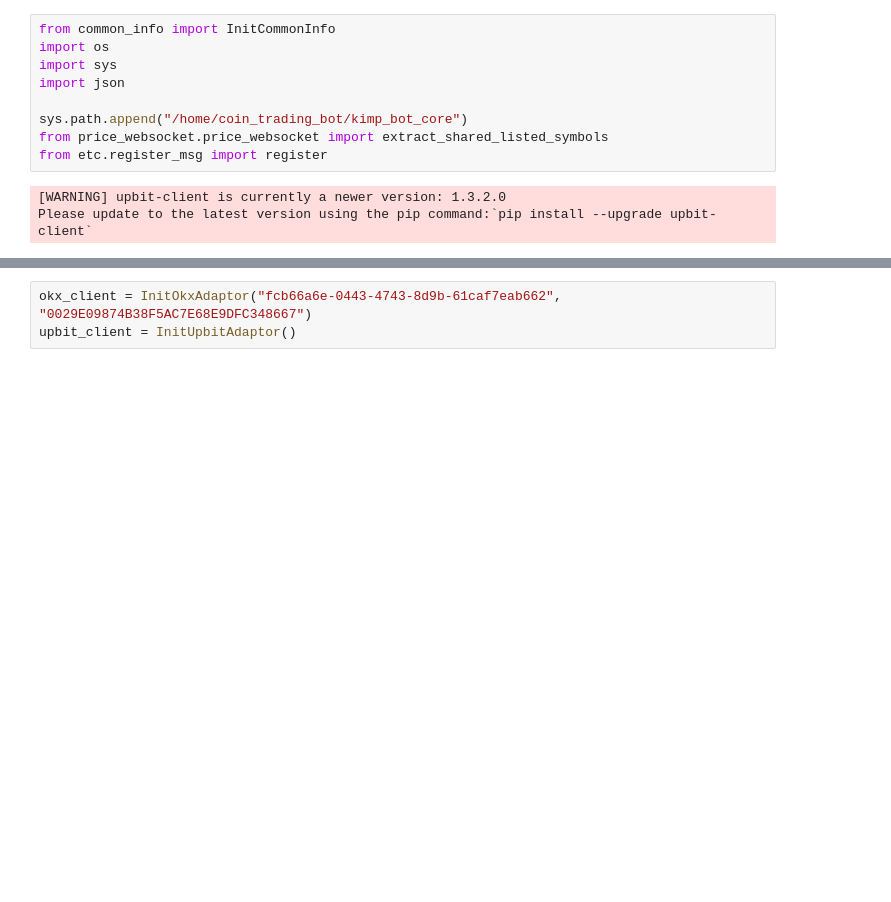
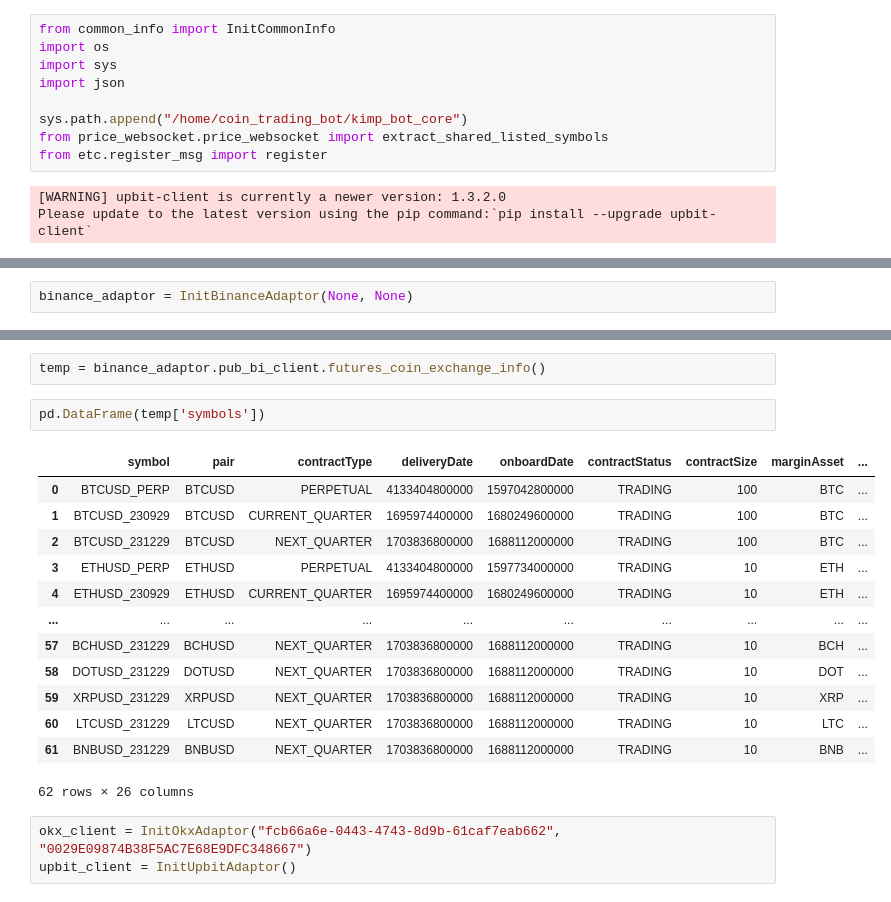
Before and after one commit to charlie115/act, a Jupyter notebook: exchange_plugin/test_plugins.ipynb, the cells around one changed output, grey strips where cells are left out. Drawn from its saved outputs; the diff is of its cells as text; blank space fills up the shorter version.

```diff
--- a/exchange_plugin/test_plugins.ipynb
+++ b/exchange_plugin/test_plugins.ipynb
@@ -19,0 +46,2 @@ Please update to the latest version using the pip command:`pip install --upgrade
+# %%
+binance_adaptor = InitBinanceAdaptor(None, None)
@@ -20,3 +99,21 @@ Please update to the latest version using the pip command:`pip install --upgrade
+# %%
+temp = binance_adaptor.pub_bi_client.futures_coin_exchange_info()
+# %%
+pd.DataFrame(temp['symbols'])
+# %% [output]
+|  | symbol | pair | contractType | deliveryDate | onboardDate | contractStatus | contractSize | marginAsset | ... |
+| 0 | BTCUSD_PERP | BTCUSD | PERPETUAL | 4133404800000 | 1597042800000 | TRADING | 100 | BTC | ... |
+| 1 | BTCUSD_230929 | BTCUSD | CURRENT_QUARTER | 1695974400000 | 1680249600000 | TRADING | 100 | BTC | ... |
+| 2 | BTCUSD_231229 | BTCUSD | NEXT_QUARTER | 1703836800000 | 1688112000000 | TRADING | 100 | BTC | ... |
+| 3 | ETHUSD_PERP | ETHUSD | PERPETUAL | 4133404800000 | 1597734000000 | TRADING | 10 | ETH | ... |
+| 4 | ETHUSD_230929 | ETHUSD | CURRENT_QUARTER | 1695974400000 | 1680249600000 | TRADING | 10 | ETH | ... |
+| ... | ... | ... | ... | ... | ... | ... | ... | ... | ... |
+| 57 | BCHUSD_231229 | BCHUSD | NEXT_QUARTER | 1703836800000 | 1688112000000 | TRADING | 10 | BCH | ... |
+| 58 | DOTUSD_231229 | DOTUSD | NEXT_QUARTER | 1703836800000 | 1688112000000 | TRADING | 10 | DOT | ... |
+| 59 | XRPUSD_231229 | XRPUSD | NEXT_QUARTER | 1703836800000 | 1688112000000 | TRADING | 10 | XRP | ... |
+| 60 | LTCUSD_231229 | LTCUSD | NEXT_QUARTER | 1703836800000 | 1688112000000 | TRADING | 10 | LTC | ... |
+| 61 | BNBUSD_231229 | BNBUSD | NEXT_QUARTER | 1703836800000 | 1688112000000 | TRADING | 10 | BNB | ... |
+62 rows × 26 columns
 # %%
 okx_client = InitOkxAdaptor("fcb66a6e-0443-4743-8d9b-61caf7eab662", "0029E09874B38F5AC7E68E9DFC348667")
 upbit_client = InitUpbitAdaptor()
```
Also changed, not shown: parts of 8 cells of this notebook, 25 other files.
